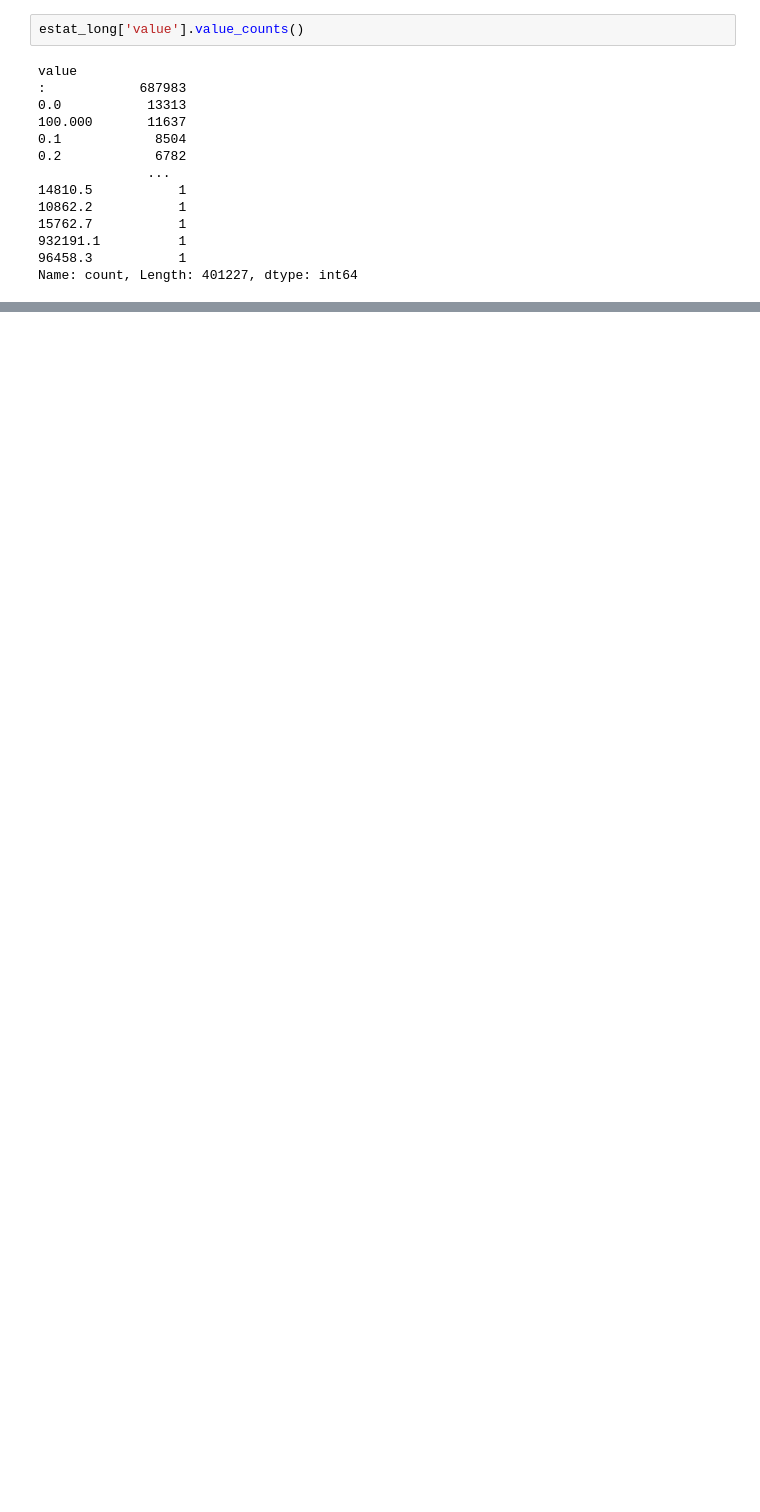
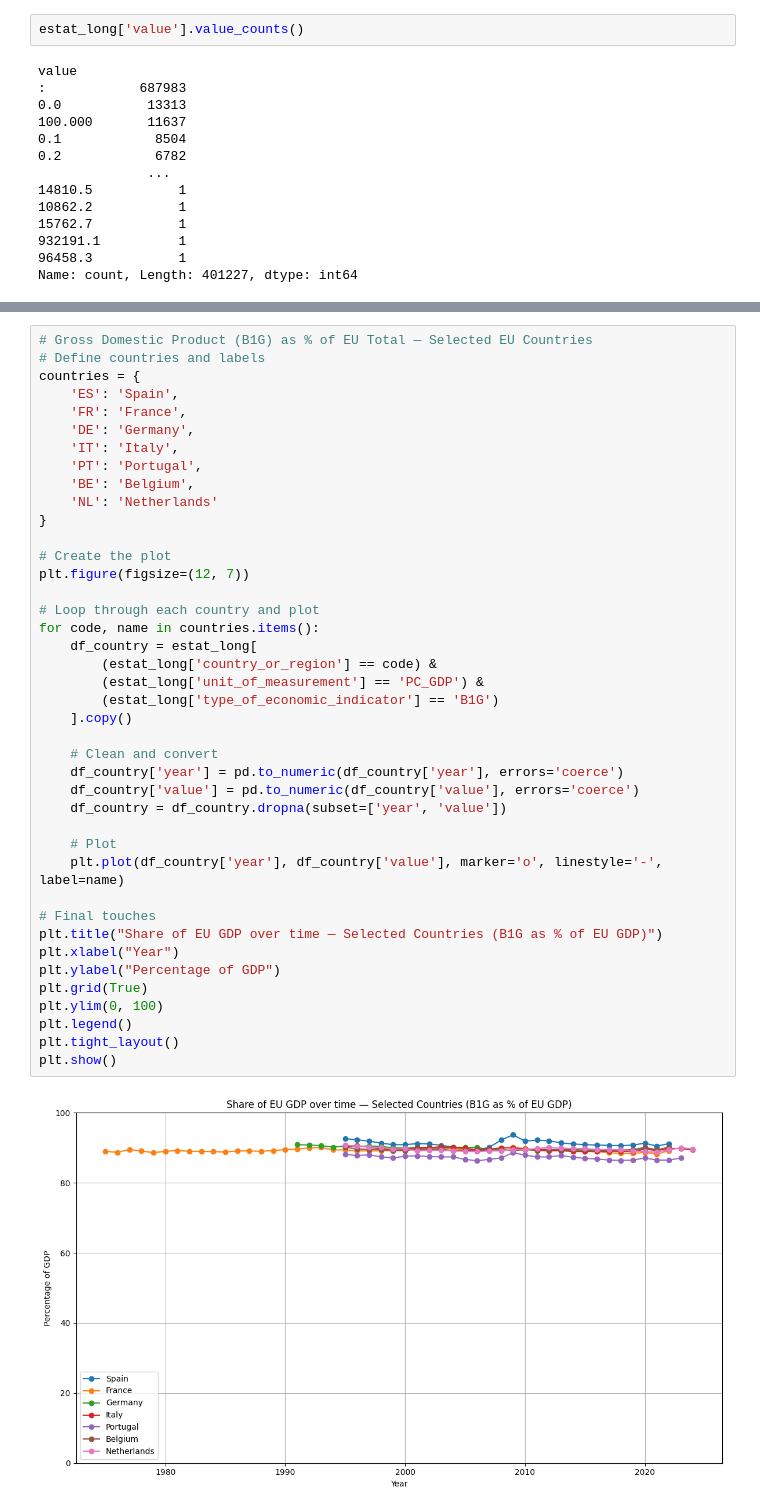
Before and after one commit to JulianPerezMoreno/Spark_data_engineer_project, a Jupyter notebook: preeliminary_data_analysis.ipynb, the cells around one changed output, grey strips where cells are left out. Drawn from its saved outputs; the diff is of its cells as text; blank space fills up the shorter version.

```diff
--- a/preeliminary_data_analysis.ipynb
+++ b/preeliminary_data_analysis.ipynb
@@ -281,0 +506,43 @@ plt.show()
+# %%
+# Gross Domestic Product (B1G) as % of EU Total — Selected EU Countries
+# Define countries and labels
+countries = {
+    'ES': 'Spain',
+    'FR': 'France',
+    'DE': 'Germany',
+    'IT': 'Italy',
+    'PT': 'Portugal',
+    'BE': 'Belgium',
+    'NL': 'Netherlands'
+}
+
+# Create the plot
+plt.figure(figsize=(12, 7))
+
+# Loop through each country and plot
+for code, name in countries.items():
+    df_country = estat_long[
+        (estat_long['country_or_region'] == code) &
+        (estat_long['unit_of_measurement'] == 'PC_GDP') &
+        (estat_long['type_of_economic_indicator'] == 'B1G')
+    ].copy()
+
+    # Clean and convert
+    df_country['year'] = pd.to_numeric(df_country['year'], errors='coerce')
+    df_country['value'] = pd.to_numeric(df_country['value'], errors='coerce')
+    df_country = df_country.dropna(subset=['year', 'value'])
+
+    # Plot
+    plt.plot(df_country['year'], df_country['value'], marker='o', linestyle='-', label=name)
+
+# Final touches
+plt.title("Share of EU GDP over time — Selected Countries (B1G as % of EU GDP)")
+plt.xlabel("Year")
+plt.ylabel("Percentage of GDP")
+plt.grid(True)
+plt.ylim(0, 100)
+plt.legend()
+plt.tight_layout()
+plt.show()
+# %% [output]
+[figure, added]
```
Also changed, not shown: parts of 12 cells of this notebook, 3 other files.
